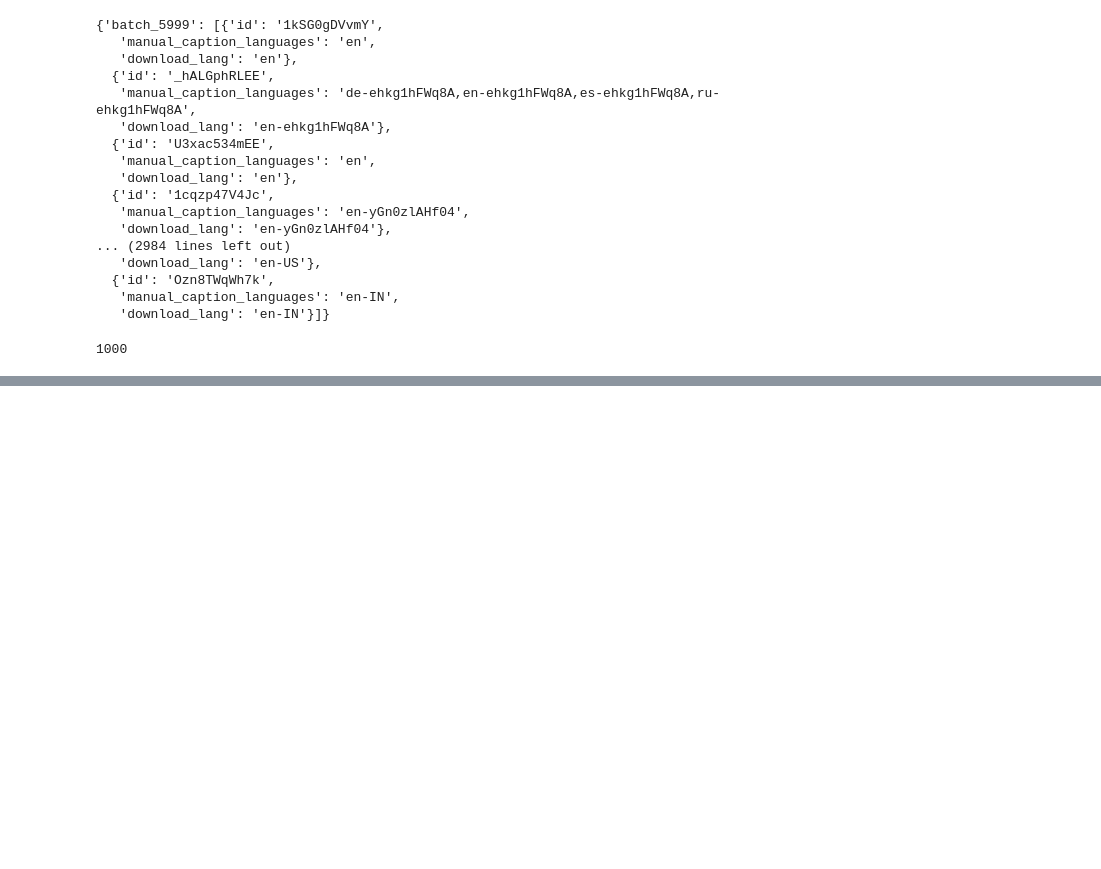
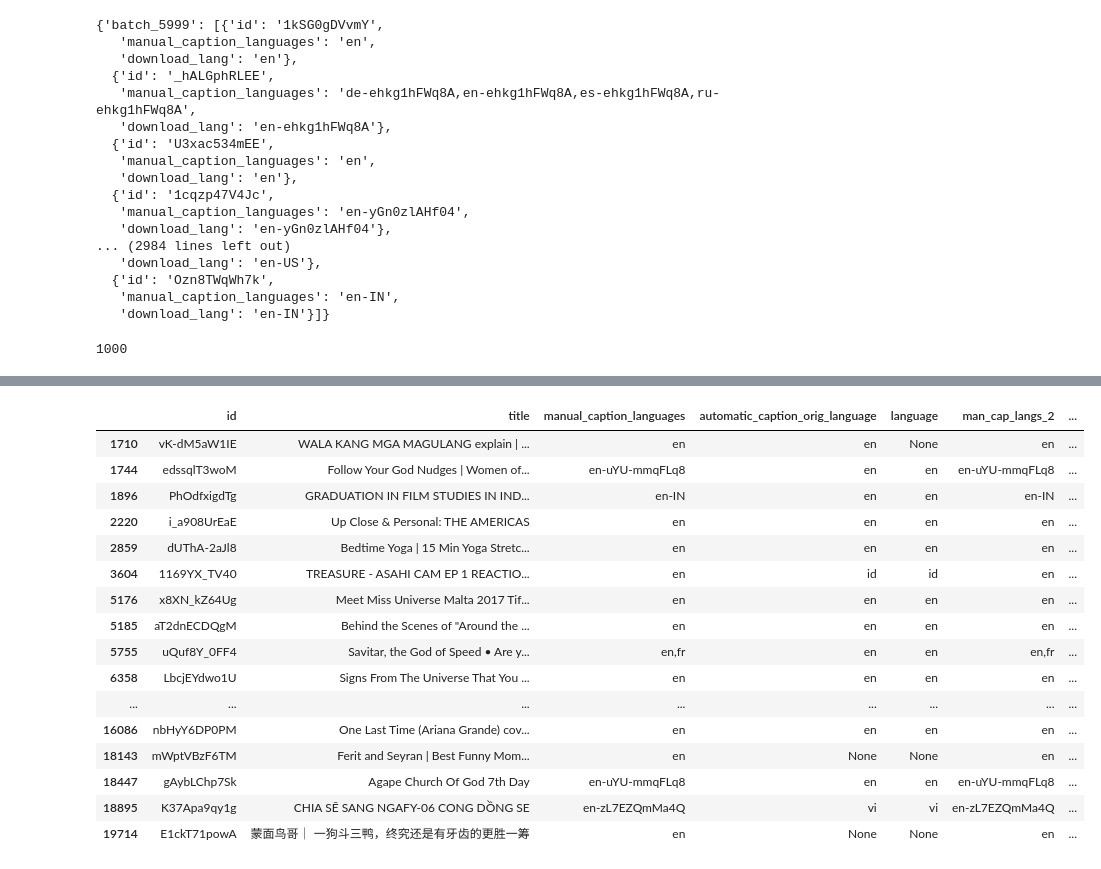
Before and after one commit to allenai/OLMoASR, a Jupyter notebook: notebooks/data_eda.ipynb, the cells around one changed output, grey strips where cells are left out. Cells and saved outputs as stored; diff of their text form; code cells hidden in the pictures; blank space fills up the shorter version.

Commit message:
updating data_eda notebook

```diff
--- a/notebooks/data_eda.ipynb
+++ b/notebooks/data_eda.ipynb
@@ -1429,0 +1511,4 @@ with open("logs/data/download/1M_en/shuffled_subsampled_batches.jsonl", "w") as
+# %%
+with open("logs/data/download/missing_pairs_ids.txt", "r") as f:
+    missing_pairs_ids = [line.strip().split(" ")[0] for line in f]
+missing_pairs_ids
@@ -1429,0 +1533,4 @@ with open("logs/data/download/1M_en/shuffled_subsampled_batches.jsonl", "w") as
+# %%
+missing_pairs_df = main_df_dedup[main_df_dedup['id'].isin(missing_pairs_ids)]
+# %%
+missing_pairs_df["man_cap_langs_2"] = missing_pairs_df["manual_caption_languages"]
@@ -1429,0 +1543,2 @@ with open("logs/data/download/1M_en/shuffled_subsampled_batches.jsonl", "w") as
+# %%
+missing_pairs_df["filtered_langs"] = missing_pairs_df["man_cap_langs_2"].apply(lambda langs: [lang for lang in langs.split(",") if lang.startswith("en")])
@@ -1429,0 +1551,20 @@ with open("logs/data/download/1M_en/shuffled_subsampled_batches.jsonl", "w") as
+# %%
+view_lang_cols_2(missing_pairs_df, 30)
+# %% [output]
+|  | id | title | manual_caption_languages | automatic_caption_orig_language | language | man_cap_langs_2 | ... |
+| 1710 | vK-dM5aW1IE | WALA KANG MGA MAGULANG explain | ... | en | en | None | en | ... |
+| 1744 | edssqlT3woM | Follow Your God Nudges | Women of... | en-uYU-mmqFLq8 | en | en | en-uYU-mmqFLq8 | ... |
+| 1896 | PhOdfxigdTg | GRADUATION IN FILM STUDIES IN IND... | en-IN | en | en | en-IN | ... |
+| 2220 | i_a908UrEaE | Up Close & Personal: THE AMERICAS | en | en | en | en | ... |
+| 2859 | dUThA-2aJl8 | Bedtime Yoga | 15 Min Yoga Stretc... | en | en | en | en | ... |
+| 3604 | 1169YX_TV40 | TREASURE - ASAHI CAM EP 1 REACTIO... | en | id | id | en | ... |
+| 5176 | x8XN_kZ64Ug | Meet Miss Universe Malta 2017 Tif... | en | en | en | en | ... |
+| 5185 | aT2dnECDQgM | Behind the Scenes of "Around the ... | en | en | en | en | ... |
+| 5755 | uQuf8Y_0FF4 | Savitar, the God of Speed • Are y... | en,fr | en | en | en,fr | ... |
+| 6358 | LbcjEYdwo1U | Signs From The Universe That You ... | en | en | en | en | ... |
+| ... | ... | ... | ... | ... | ... | ... | ... |
+| 16086 | nbHyY6DP0PM | One Last Time (Ariana Grande) cov... | en | en | en | en | ... |
+| 18143 | mWptVBzF6TM | Ferit and Seyran | Best Funny Mom... | en | None | None | en | ... |
+| 18447 | gAybLChp7Sk | Agape Church Of God 7th Day | en-uYU-mmqFLq8 | en | en | en-uYU-mmqFLq8 | ... |
+| 18895 | K37Apa9qy1g | CHIA SẼ SANG NGAFY-06 CONG DỒNG SE | en-zL7EZQmMa4Q | vi | vi | en-zL7EZQmMa4Q | ... |
+| 19714 | E1ckT71powA | 蒙面鸟哥｜ 一狗斗三鸭，终究还是有牙齿的更胜一筹 | en | None | None | en | ... |
```
Also changed, not shown: parts of 15 cells of this notebook.
